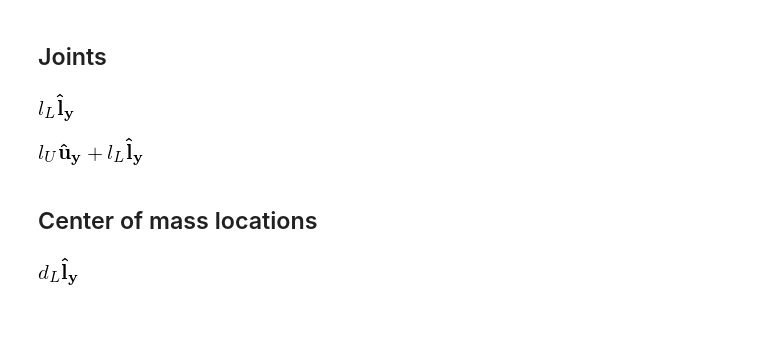
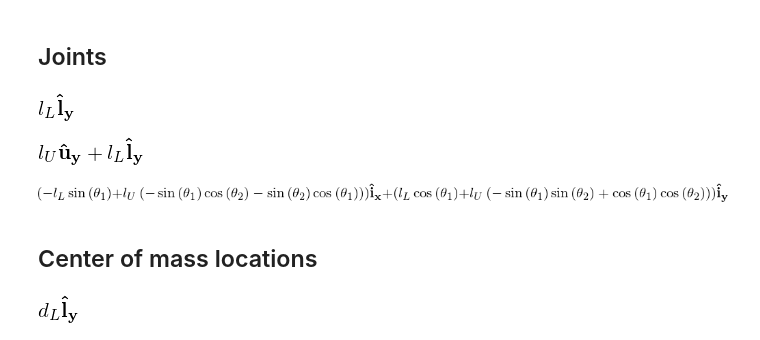
Before and after one commit to pydy/pydy-tutorial-human-standing, a Jupyter notebook: notebooks/base.ipynb, the cells around one changed output. Saved outputs shown, nothing was run; the diff lists cells and outputs as text; code cells hidden in the pictures; blank space fills up the shorter version.

```diff
--- a/notebooks/base.ipynb
+++ b/notebooks/base.ipynb
@@ -53,6 +53,10 @@ hip.set_pos(knee, upper_leg_length * upper_leg_frame.y)
 hip.pos_from(ankle)
 # %% [output]
 [figure]
+# %%
+hip.pos_from(ankle).express(inertial_frame)
+# %% [output]
+[figure, added]
 # %% [markdown]
 ## Center of mass locations
 # %%
```
Also changed, not shown: parts of 1 cell of this notebook.
